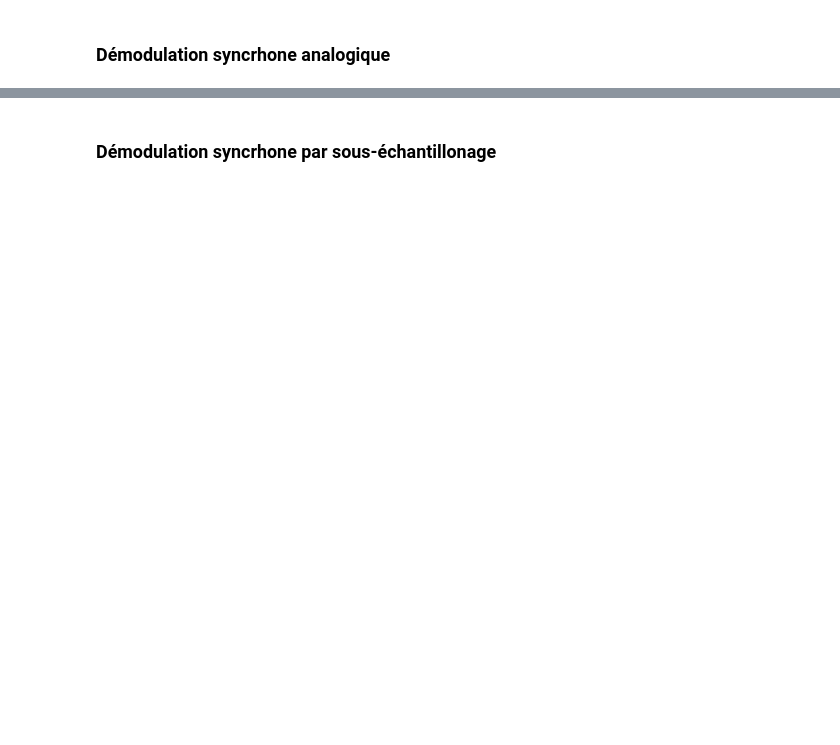
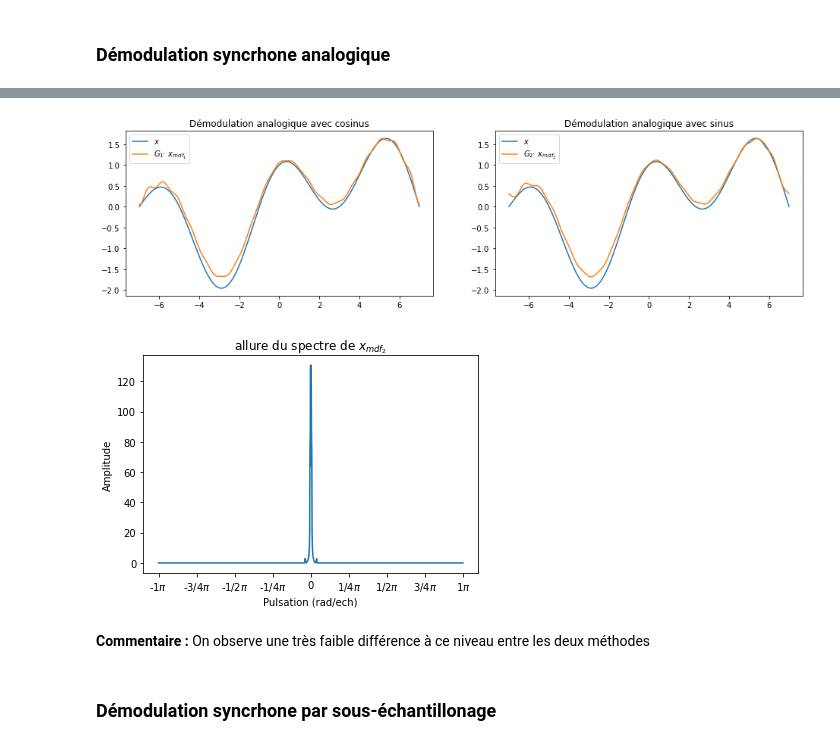
Before and after one commit to alexandrefreyther/Projet-Traitement_du_signal, a Jupyter notebook: Mini-projet.ipynb, the cells around one changed output, grey strips where cells are left out. Cells and saved outputs as stored; diff of their text form; code cells hidden in the pictures; blank space fills up the shorter version.

Commit message:
partie I.D

```diff
--- a/Mini-projet.ipynb
+++ b/Mini-projet.ipynb
@@ -101,7 +115,7 @@ def xmd1(t):
 afficher_signal(xmd1, "allure du signal $x_{md_1}$");
 
 
-xmd1_discret = x_discret(xmd1,N)
+xmd1_discret = discretise_signal(xmd1,N)
 afficher_spectre(xmd1_discret,"allure du spectre de $x_{md_1}$")
 # %% [output]
 [figure]
@@ -236,2 +262,39 @@ la fréquence minimale d'échantillonage de fm serait donc de 1785.7 Hz
+# %%
+Xmd2_discret = np.fft.fft(xmd2_discret)
+Xmdf2_discret = Xmd2_discret.copy()
+deb = 20 # à partir de 20 on met tout à 0
+Xmdf2_discret[deb:] = 0
+
+
+
+xmdf2 = np.real(np.fft.ifft(Xmdf2_discret)) # on ne prend que la partie réelle
+
+y2 = (max(xmdf2)+min(xmdf2))/2
+
+
+G2 = max(x_interpolé)/max(xmdf2) # facteur d'atténuation de l'amplitude
+
+
+fix, ax = plt.subplots(1,2,figsize=(16,4))
+
+ax[0].plot(Lt,np.vectorize(x)(Lt),label="$x$")
+ax[0].plot(Lt,xmdf1*G1, label="$G_1 \dot \ x_{mdf_1}$")
+ax[0].set_title("Démodulation analogique avec cosinus")
+ax[0].legend()
+
+ax[1].plot(Lt,np.vectorize(x)(Lt),label="$x$")
+ax[1].plot(Lt,xmdf2*G2, label="$G_2 \dot \ x_{mdf_2}$")
+ax[1].set_title("Démodulation analogique avec sinus")
+ax[1].legend()
+
+plt.show()
+
+
+afficher_spectre(xmdf2, "allure du spectre de $x_{mdf_2}$")
+# %% [output]
+[figure, added]
+[figure, added]
+# %% [markdown]
+**Commentaire :** On observe une très faible différence à ce niveau entre les deux méthodes
 # %% [markdown]
 ### Démodulation syncrhone par sous-échantillonage
```
Also changed, not shown: parts of 26 cells of this notebook, 1 other file.
